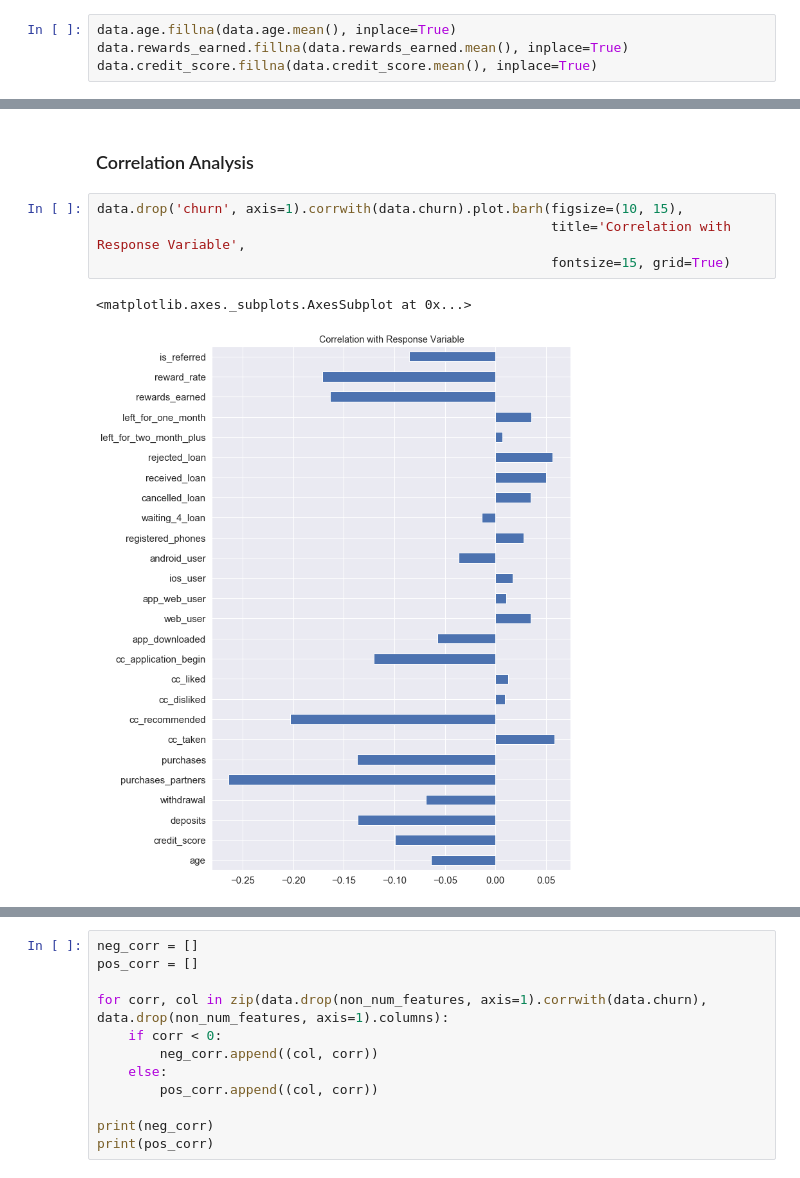
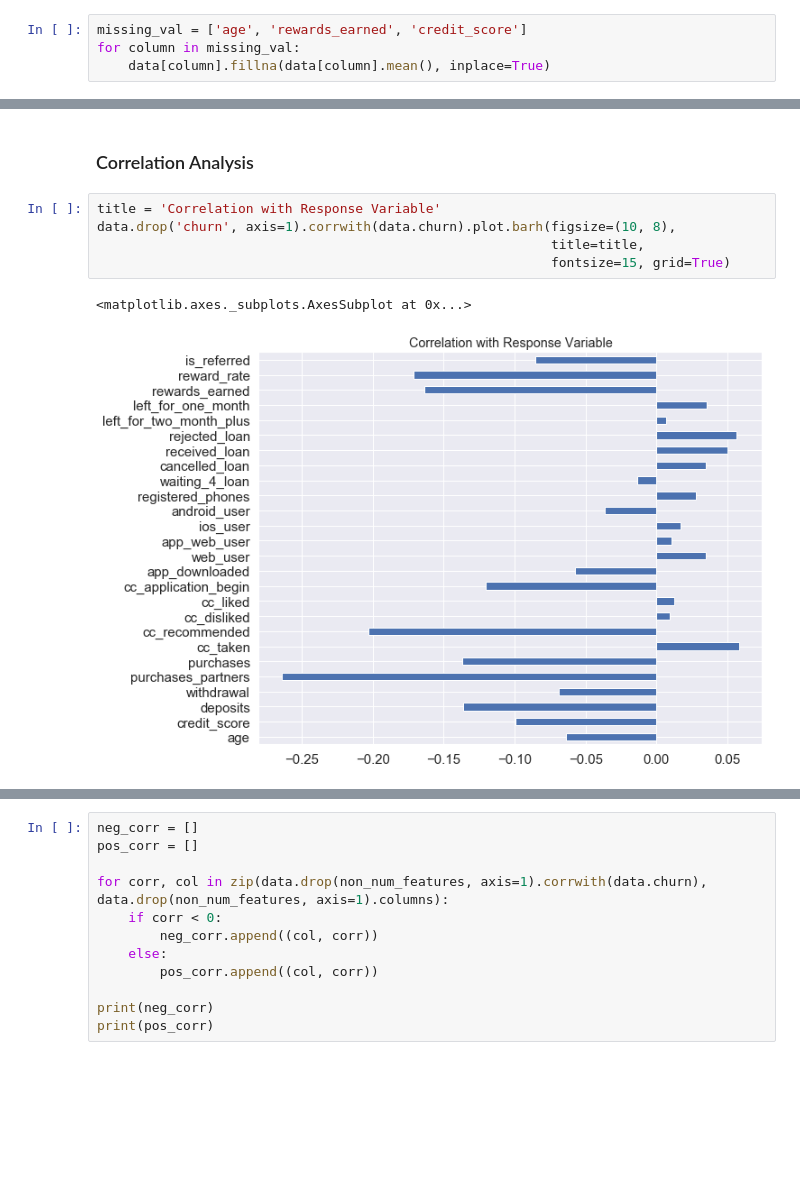
Before and after one commit to fares-ds/Minimizing-Churn-Rate-Through-Analysis-of-Financial-Habits, a Jupyter notebook: Minimizing Churn Rate Through Analysis of Financial Habits.ipynb, the cells around one changed output, grey strips where cells are left out. Cells and saved outputs as stored; diff of their text form; blank space fills up the shorter version.

```diff
--- a/Minimizing Churn Rate Through Analysis of Financial Habits.ipynb
+++ b/Minimizing Churn Rate Through Analysis of Financial Habits.ipynb
@@ -156,10 +161,10 @@ is_referred                   0
 dtype: int64
 # %% [markdown]
 `age`,`rewards_earned`, and `credit_score` have missing values.
-# %%
-data.age.fillna(data.age.mean(), inplace=True)
-data.rewards_earned.fillna(data.rewards_earned.mean(), inplace=True)
-data.credit_score.fillna(data.credit_score.mean(), inplace=True)
+# %%
+missing_val = ['age', 'rewards_earned', 'credit_score']
+for column in missing_val:
+    data[column].fillna(data[column].mean(), inplace=True)
 # %%
 data.isnull().sum()
 # %% [output]
@@ -268,12 +348,13 @@ for i, column in enumerate(categorical_col, 1) :
 # %% [markdown]
 ### Correlation Analysis
 # %%
-data.drop('churn', axis=1).corrwith(data.churn).plot.barh(figsize=(10, 15),
-                                                          title='Correlation with Response Variable',
+title = 'Correlation with Response Variable'
+data.drop('churn', axis=1).corrwith(data.churn).plot.barh(figsize=(10, 8),
+                                                          title=title,
                                                           fontsize=15, grid=True)
 # %% [output]
 <matplotlib.axes._subplots.AxesSubplot at 0x...>
-[figure, old version]
+[figure, new version]
 # %%
 plt.figure(figsize=(30, 25))
 sns.heatmap(data.corr(), annot=True)
```
Also changed, not shown: parts of 94 cells of this notebook.
